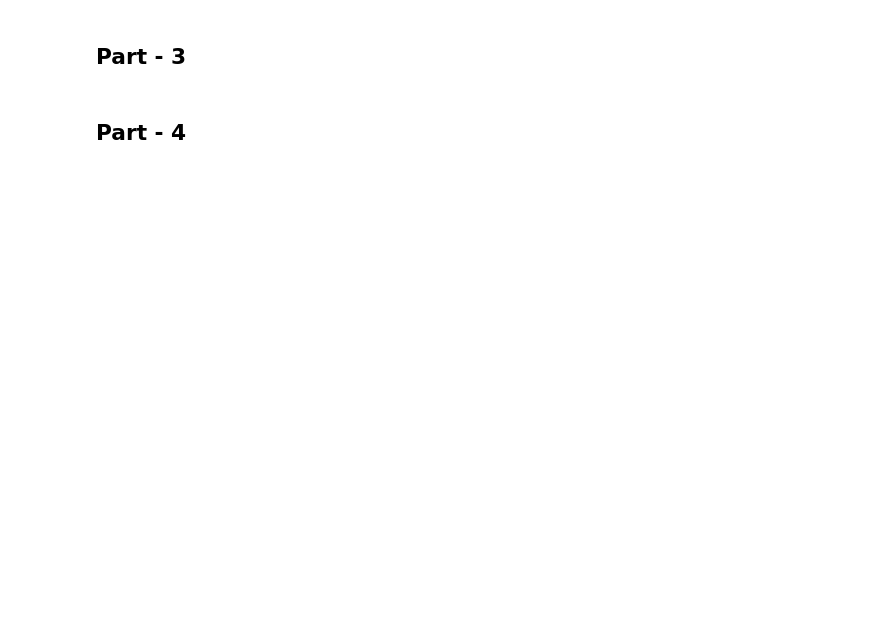
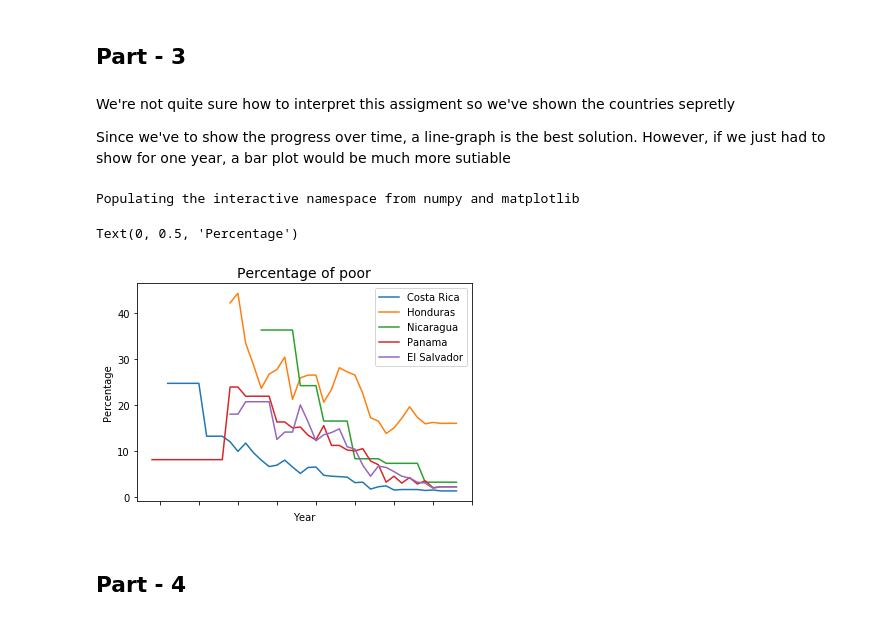
Before and after one commit to obnoxious-consequnence/Assignment04, a Jupyter notebook: Assignment04.ipynb, the cells around one changed output. Cells and saved outputs as stored; diff of their text form; code cells hidden in the pictures; blank space fills up the shorter version.

```diff
--- a/Assignment04.ipynb
+++ b/Assignment04.ipynb
@@ -84,4 +107,26 @@ Text(0, 0.5, 'Percentage')
 # %% [markdown]
 ## Part - 3
+# %% [markdown]
+We're not quite sure how to interpret this assigment so we've shown the countries sepretly
+
+Since we've to show the progress over time, a line-graph is the best solution. However, if we just had to show for one year, a bar plot would be much more sutiable
+# %%
+%pylab inline
+import matplotlib.pyplot as plt
+
+centralAmerica = [30, 52, 215, 96, 101, 179, 189];
+c_codes_df=df[df['Country Name'].isin(["Beliza", "Guatamala", "Panama", "Costa Rica", "El Salvador", "Honduras", "Nicaragua"])]["Country Name"]
+
+ts_df = df.iloc[c_codes_df.index, 4:-1].T
+ts_df = ts_df.rename(columns=dict(c_codes_df))
+ts_df.ffill().plot()
+
+plt.title("Percentage of poor", fontsize=14)
+plt.xlabel("Year", fontsize=10)
+plt.ylabel("Percentage", fontsize=10)
+# %% [output]
+Populating the interactive namespace from numpy and matplotlib
+Text(0, 0.5, 'Percentage')
+[figure, added]
 # %% [markdown]
 ## Part - 4
```
Also changed, not shown: parts of 6 cells of this notebook.
